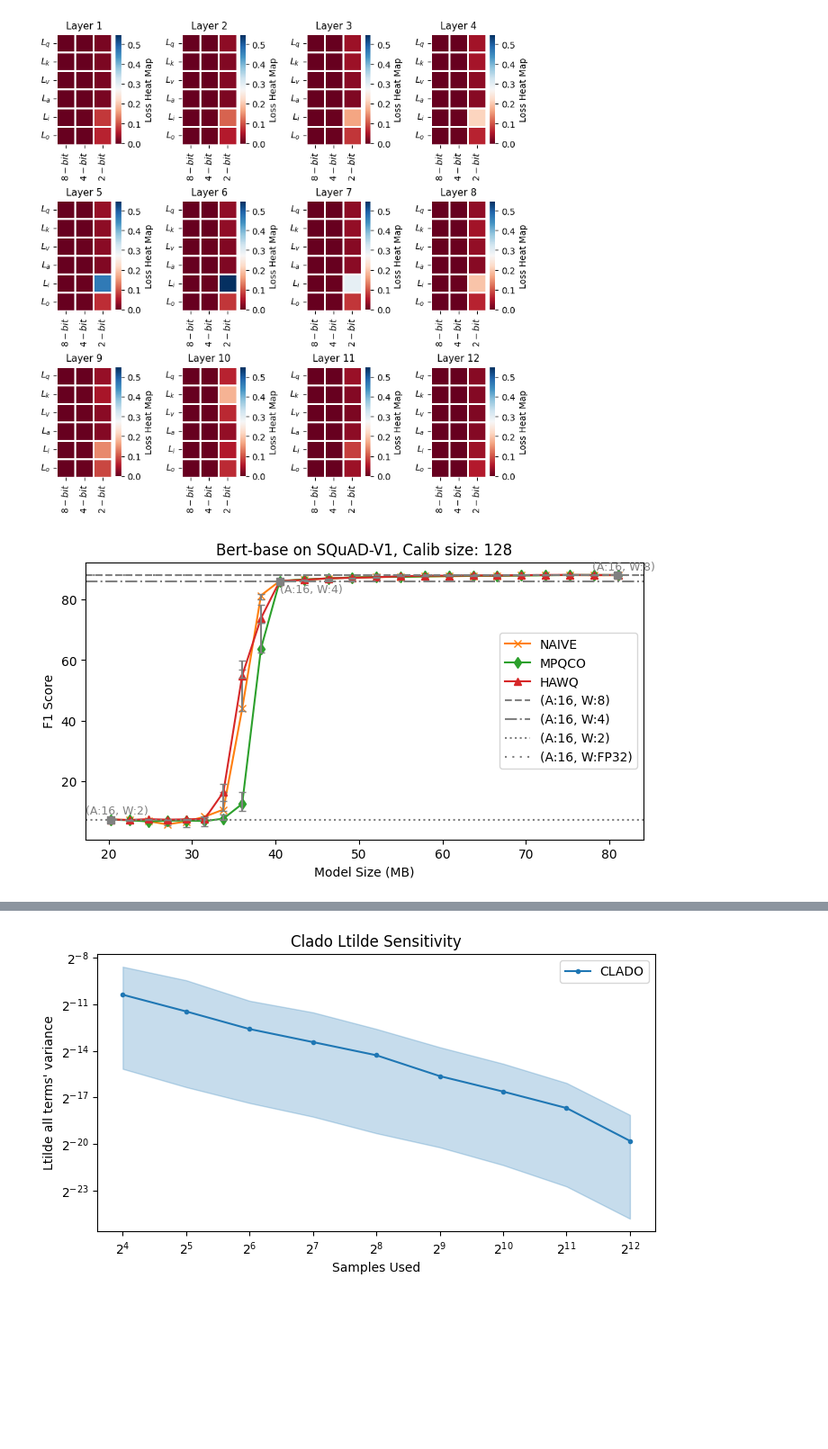
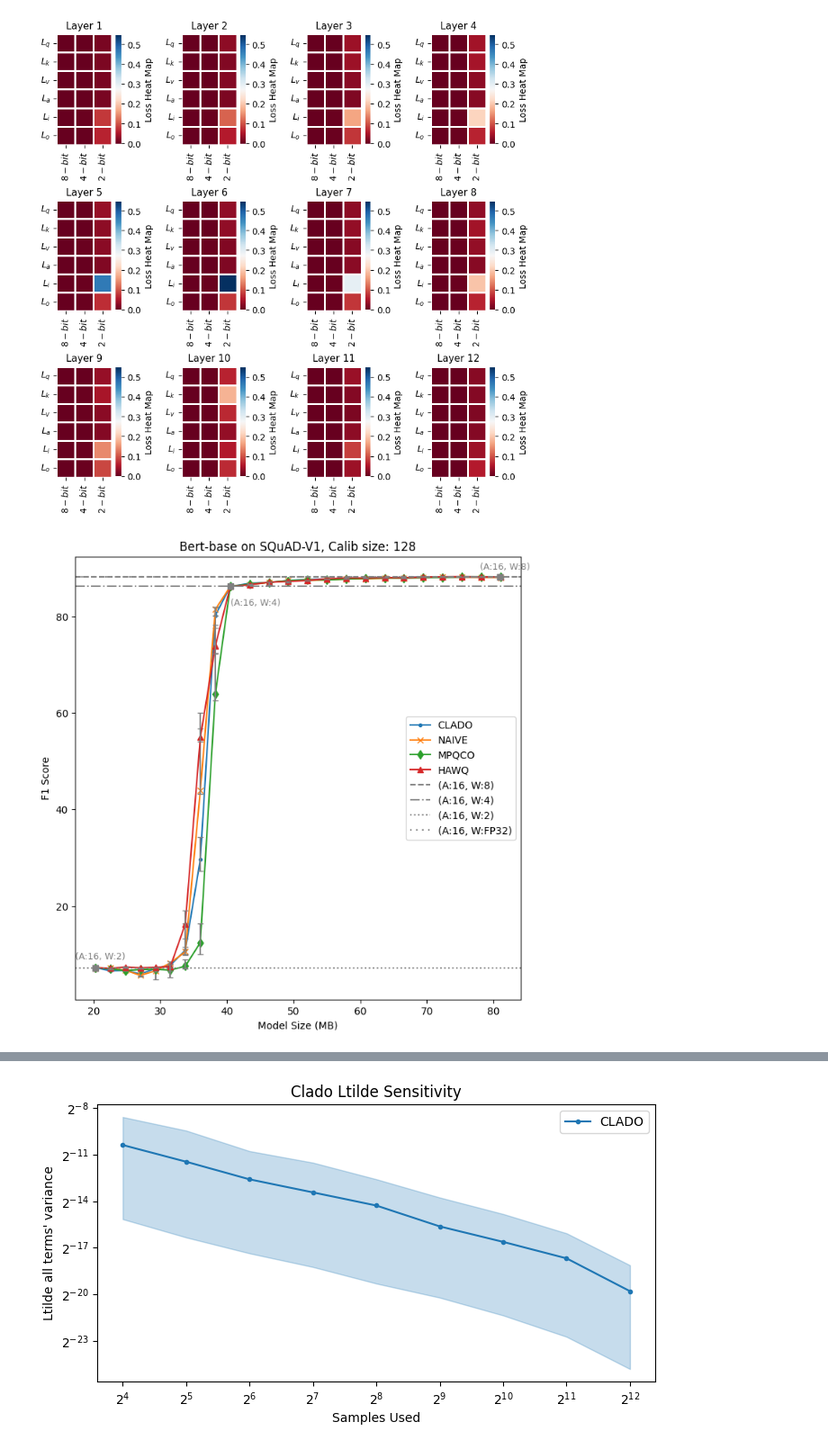
Before and after one commit to JamesTuna/CLADO_MPQ, a Jupyter notebook: bert/CLADO_multiWeight_bert-base.ipynb, the cells around one changed output, grey strips where cells are left out. Shown at 90% size. Drawn from its saved outputs; the diff is of its cells as text; code cells hidden in the pictures; blank space fills up the shorter version.

Commit message:
Added Clado eval results

```diff
--- a/bert/CLADO_multiWeight_bert-base.ipynb
+++ b/bert/CLADO_multiWeight_bert-base.ipynb
@@ -51,17 +51,17 @@ n_runs = 5
 n_constraints = len(size_bounds)
 
 # n_runs x n_constraints
-# clado_f1 = [[0 for _ in range(n_constraints)] for _ in range(n_runs)]
+clado_f1 = [[0 for _ in range(n_constraints)] for _ in range(n_runs)]
 naive_f1 = [[0 for _ in range(n_constraints)] for _ in range(n_runs)]
 mpqco_f1 = [[0 for _ in range(n_constraints)] for _ in range(n_runs)]
 hawq_f1 = [[0 for _ in range(n_constraints)] for _ in range(n_runs)]
 
-# clado_exact_match = [[0 for _ in range(n_constraints)] for _ in range(n_runs)]
+clado_exact_match = [[0 for _ in range(n_constraints)] for _ in range(n_runs)]
 naive_exact_match = [[0 for _ in range(n_constraints)] for _ in range(n_runs)]
 mpqco_exact_match = [[0 for _ in range(n_constraints)] for _ in range(n_runs)]
 hawq_exact_match = [[0 for _ in range(n_constraints)] for _ in range(n_runs)]
 
-# clado_eval_loss = [[0 for _ in range(n_constraints)] for _ in range(n_runs)]
+clado_eval_loss = [[0 for _ in range(n_constraints)] for _ in range(n_runs)]
 naive_eval_loss = [[0 for _ in range(n_constraints)] for _ in range(n_runs)]
 mpqco_eval_loss = [[0 for _ in range(n_constraints)] for _ in range(n_runs)]
 hawq_eval_loss = [[0 for _ in range(n_constraints)] for _ in range(n_runs)]
@@ -71,6 +71,16 @@ for repeat in range(n_runs):
     start_batch = batch_num * repeat
     end_batch = batch_num * repeat + batch_num - 1
     n_samples = batch_num * 8
+    file_name = f'./clado_mpqco_results/bert-base-uncased-squad-v1/CLADO/Clado_res/sample_size{n_samples}/clado_a16_w8-4-2_calib128_batches_{start_batch}-{end_batch}_bs8.pkl'
+    with open(file_name,'rb') as f:
+        res = pickle.load(f)
+    j = 0
+    for item in res['clado_res']:
+        eval_f1, eval_exact_match, eval_loss, size, bitops, _ = item
+        clado_f1[repeat][j] = eval_f1
+        clado_exact_match[repeat][j] = eval_exact_match
+        clado_eval_loss[repeat][j] = eval_loss
+        j += 1
     file_name = f'./clado_mpqco_results/bert-base-uncased-squad-v1/MPQCO/MPQCO_res/sample_size{n_samples}/mpqco_a16_w8-4-2_calib128_batches_{start_batch}-{end_batch}_bs8.pkl'
     with open(file_name,'rb') as f:
         res = pickle.load(f)
@@ -105,61 +115,65 @@ for repeat in range(n_runs):
 # default colors
 # ['#1f77b4', '#ff7f0e', '#2ca02c', '#d62728', '#9467bd', '#8c564b', '#e377c2', '#7f7f7f', '#bcbd22', '#17becf']
 
-# f1_clado = np.array(clado_f1)
+f1_clado = np.array(clado_f1)
 f1_naive = np.array(naive_f1)
 f1_mpqco = np.array(mpqco_f1)
 f1_hawq = np.array(hawq_f1)
 
 xs = size_bounds
-# y_clado =  np.mean(f1_clado, axis=0)
+y_clado =  np.mean(f1_clado, axis=0)
 y_naive =  np.mean(f1_naive, axis=0)
 y_mpqco =  np.mean(f1_mpqco, axis=0)
 y_hawq =  np.mean(f1_hawq, axis=0)
 
 # creating error
+y_errormin_clado = np.quantile(f1_clado, 0.5, axis=0) - np.quantile(f1_clado, 0.25, axis=0)
+y_errormax_clado = np.quantile(f1_clado, 0.75, axis=0) - np.quantile(f1_clado, 0.5, axis=0)
 y_errormin_naive = np.quantile(f1_naive, 0.5, axis=0) - np.quantile(f1_naive, 0.25, axis=0)
 y_errormax_naive = np.quantile(f1_naive, 0.75, axis=0) - np.quantile(f1_naive, 0.5, axis=0)
 y_errormin_mpqco = np.quantile(f1_mpqco, 0.5, axis=0) - np.quantile(f1_mpqco, 0.25, axis=0)
 y_errormax_mpqco = np.quantile(f1_mpqco, 0.75, axis=0) - np.quantile(f1_mpqco, 0.5, axis=0)
 y_errormin_hawq = np.quantile(f1_hawq, 0.5, axis=0) - np.quantile(f1_hawq, 0.25, axis=0)
 y_errormax_hawq = np.quantile(f1_hawq, 0.75, axis=0) - np.quantile(f1_hawq, 0.5, axis=0)
+y_error_clado = [y_errormin_clado, y_errormax_clado]
 y_error_naive = [y_errormin_naive, y_errormax_naive]
 y_error_mpqco = [y_errormin_mpqco, y_errormax_mpqco]
 y_error_hawq = [y_errormin_hawq, y_errormax_hawq]
 
 #plt.rcParams['figure.figsize'] = (10,5)
 
-# plt.plot(xs, y_clado[0:-1], marker='o', label=f'CLADO')
+plt.plot(xs, np.quantile(f1_clado, 0.5, axis=0), marker='.', label=f'CLADO', color='#1f77b4')
+plt.errorbar(xs, np.quantile(f1_clado, 0.5, axis=0), yerr = y_error_clado, linestyle = 'None', ecolor='gray', capsize=3)
 plt.plot(xs, np.quantile(f1_naive, 0.5, axis=0), marker='x', label=f'NAIVE', color='#ff7f0e')
 plt.errorbar(xs, np.quantile(f1_naive, 0.5, axis=0), yerr = y_error_naive, linestyle = 'None', ecolor='gray', capsize=3)
 plt.plot(xs, np.quantile(f1_mpqco, 0.5, axis=0), marker='d', label=f'MPQCO', color='#2ca02c')
 plt.errorbar(xs, np.quantile(f1_mpqco, 0.5, axis=0), yerr = y_error_mpqco, linestyle = 'None', ecolor='gray', capsize=3)
 plt.plot(xs, np.quantile(f1_hawq, 0.5, axis=0), marker='^', label=f'HAWQ', color='#d62728')
 plt.errorbar(xs, np.quantile(f1_hawq, 0.5, axis=0), yerr = y_error_hawq, linestyle = 'None', ecolor='gray', capsize=3)
 
 
 plt.plot([81.0],[88.16565997853645], color='gray', marker='s')
 plt.annotate("(A:16, W:8)", (81 - 3.0, 88.16565997853645 + 1.6), size=9, color='gray')
 plt.axhline(y=88.16565997853645, color='gray', linestyle='--', label='(A:16, W:8)')
 # model size is:  81.0, {'eval_exact_match': 80.96499526963103, 'eval_f1': 88.16565997853645, 'eval_loss': 0.9958921074867249}
 
 plt.plot([40.5],[86.180744805817], color='gray', marker='s')
 plt.annotate("(A:16, W:4)", (40.5, 86.180744805817 -3.8), size=9, color='gray')
 plt.axhline(y=86.180744805817, color='gray', linestyle='-.', label='(A:16, W:4)')
 # model size is:  40.5, {'eval_exact_match': 77.78618732261117, 'eval_f1': 86.180744805817, 'eval_loss': 1.0381795167922974}
 
 plt.plot([20.25],[7.186451306104543,], color='gray', marker='s')
 plt.annotate("(A:16, W:2)", (20.25 - 3.0, 7.186451306104543 +1.8,), size=9, color='gray')
 plt.axhline(y=7.186451306104543, color='gray', linestyle=':', label='(A:16, W:2)')
 # model size is:  20.25, {'eval_exact_match': 0.3216650898770104, 'eval_f1': 7.186451306104543, 'eval_loss': 5.938819885253906}
 
 plt.axhline(y=88.2139240722649, color='gray', linestyle=(0, (1, 3)), label='(A:16, W:FP32)')
 # fp32 metrics:  {'eval_exact_match': 80.90823084200568, 'eval_f1': 88.2139240722649, 'eval_loss': 0.9968518614768982}
 
 plt.title('Bert-base on SQuAD-V1, Calib size: 128')
 plt.ylabel('F1 Score')
 plt.xlabel('Model Size (MB)')
 plt.legend()
 plt.show()
 # %% [output]
-[figure, old version]
+[figure, new version]
```
Also changed, not shown: parts of 5 cells of this notebook, 43 other files.
